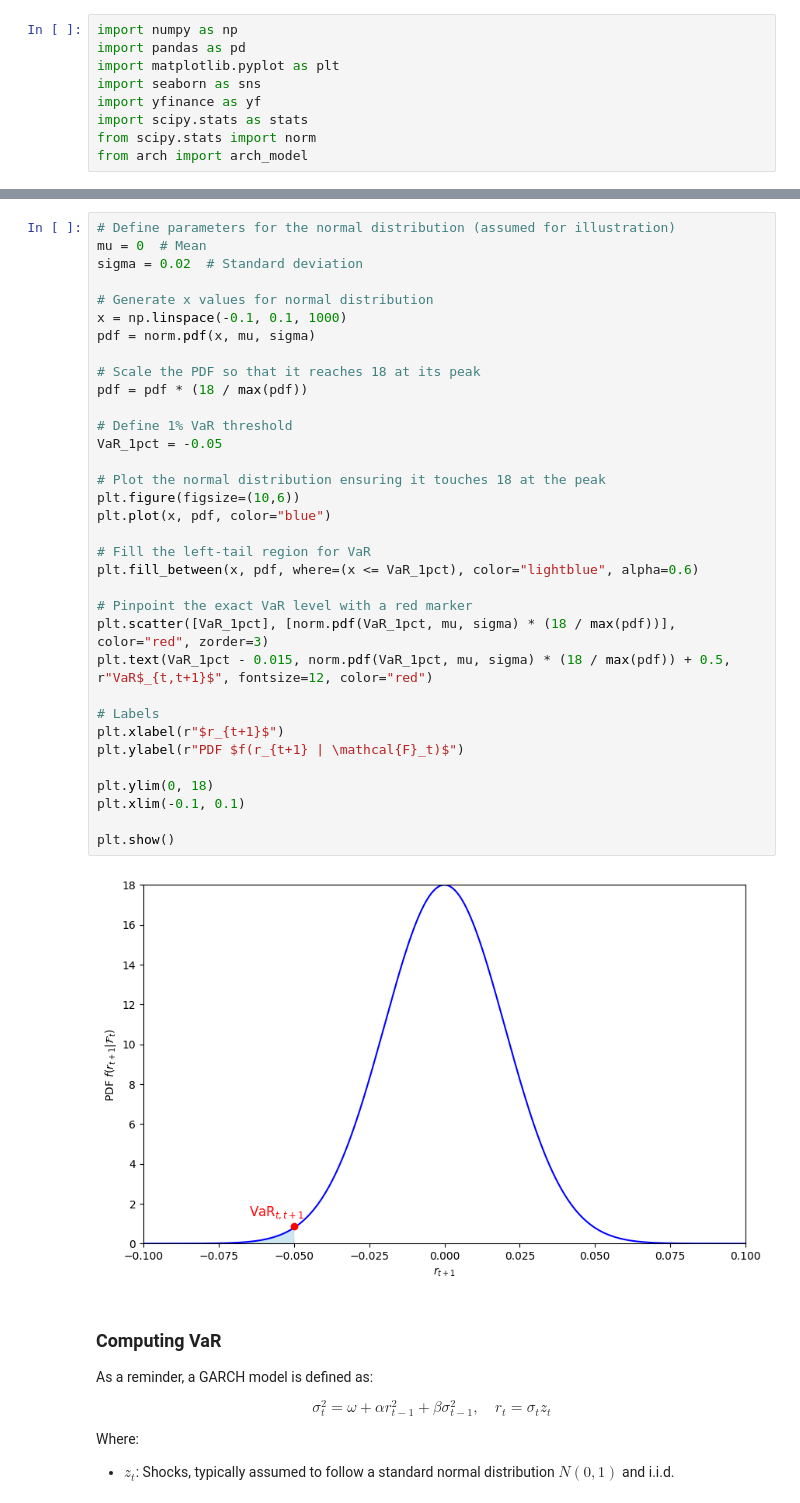
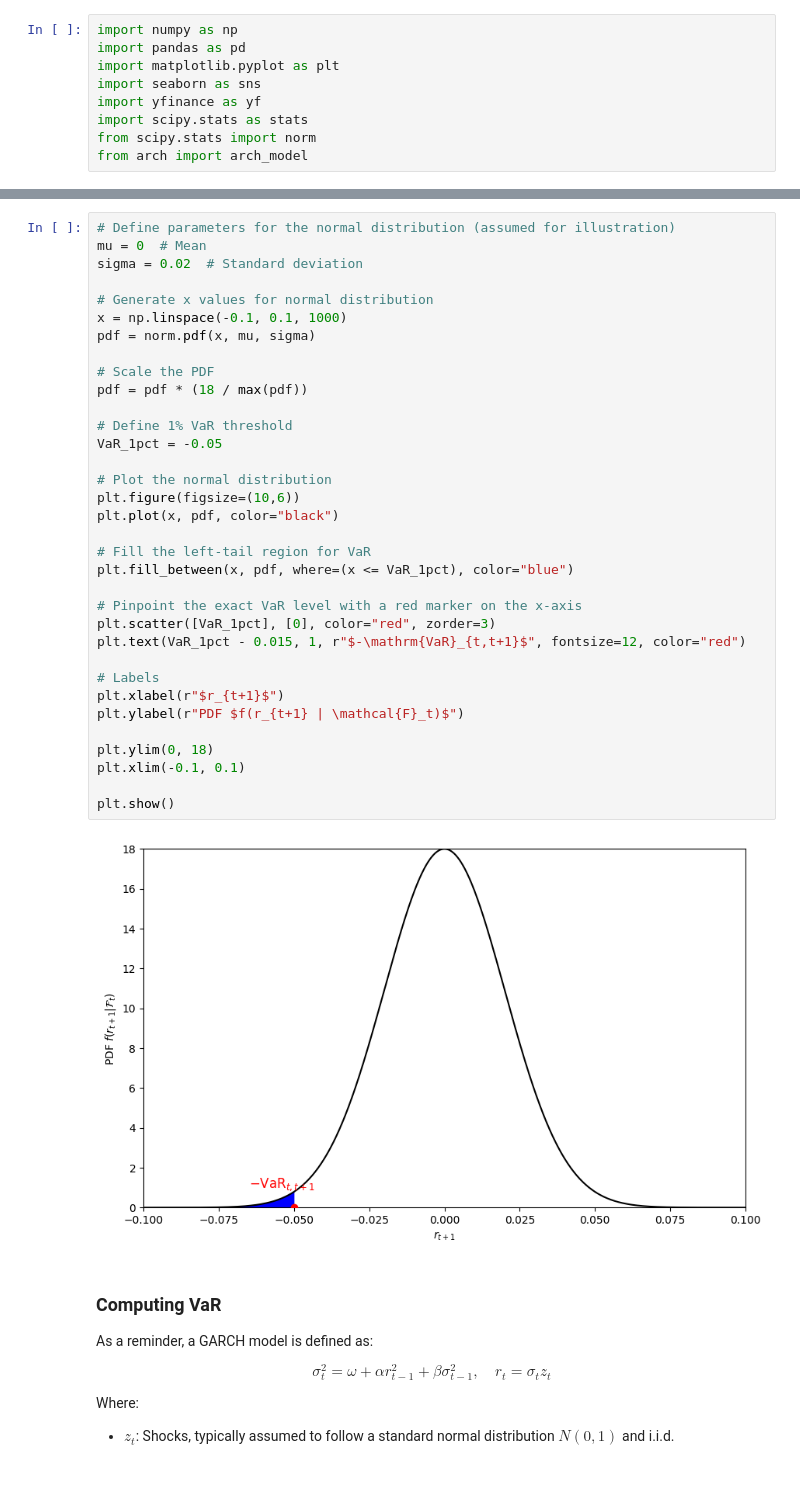
Before and after one commit to Alessandro-Dodon/garch, a Jupyter notebook: VaR.ipynb, the cells around one changed output, grey strips where cells are left out. Drawn from its saved outputs; the diff is of its cells as text.

```diff
--- a/VaR.ipynb
+++ b/VaR.ipynb
@@ -64,39 +64,39 @@ The plot below illustrates the 1% VaR threshold as the left-tail quantile of a n
 # %%
 # Define parameters for the normal distribution (assumed for illustration)
 mu = 0  # Mean
 sigma = 0.02  # Standard deviation
 
 # Generate x values for normal distribution
 x = np.linspace(-0.1, 0.1, 1000)
 pdf = norm.pdf(x, mu, sigma)
 
-# Scale the PDF so that it reaches 18 at its peak
+# Scale the PDF
 pdf = pdf * (18 / max(pdf))
 
 # Define 1% VaR threshold
 VaR_1pct = -0.05
 
-# Plot the normal distribution ensuring it touches 18 at the peak
+# Plot the normal distribution
 plt.figure(figsize=(10,6))
-plt.plot(x, pdf, color="blue")
+plt.plot(x, pdf, color="black")
 
 # Fill the left-tail region for VaR
-plt.fill_between(x, pdf, where=(x <= VaR_1pct), color="lightblue", alpha=0.6)
+plt.fill_between(x, pdf, where=(x <= VaR_1pct), color="blue")
 
-# Pinpoint the exact VaR level with a red marker
-plt.scatter([VaR_1pct], [norm.pdf(VaR_1pct, mu, sigma) * (18 / max(pdf))], color="red", zorder=3)
-plt.text(VaR_1pct - 0.015, norm.pdf(VaR_1pct, mu, sigma) * (18 / max(pdf)) + 0.5, r"VaR$_{t,t+1}$", fontsize=12, color="red")
+# Pinpoint the exact VaR level with a red marker on the x-axis
+plt.scatter([VaR_1pct], [0], color="red", zorder=3)
+plt.text(VaR_1pct - 0.015, 1, r"$-\mathrm{VaR}_{t,t+1}$", fontsize=12, color="red")
 
 # Labels
 plt.xlabel(r"$r_{t+1}$")
 plt.ylabel(r"PDF $f(r_{t+1} | \mathcal{F}_t)$")
 
 plt.ylim(0, 18)
 plt.xlim(-0.1, 0.1)
 
 plt.show()
 # %% [output]
-[figure, old version]
+[figure, new version]
 # %% [markdown]
 ### Computing VaR
 
```
Also changed, not shown: parts of 1 cell of this notebook.
